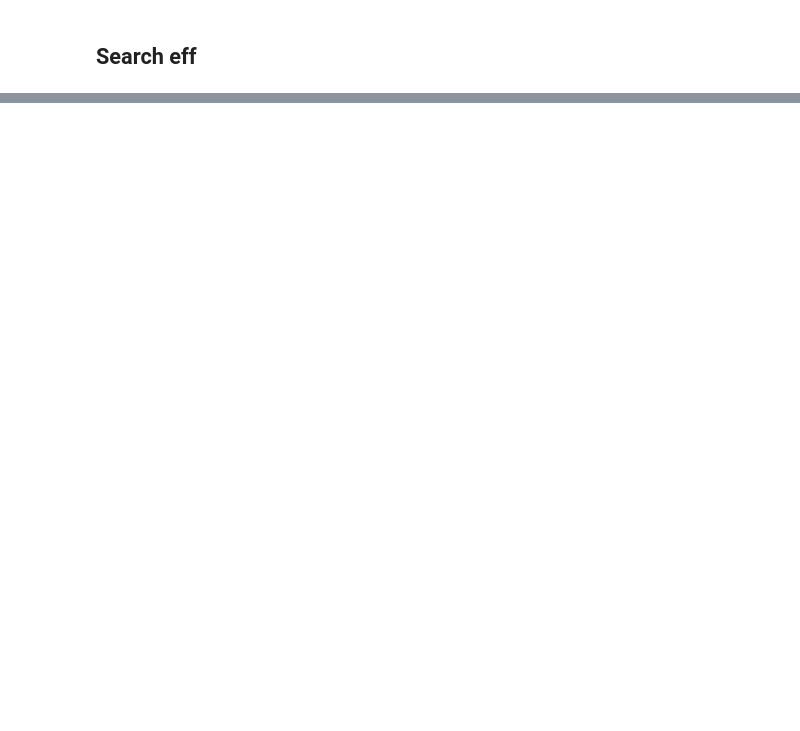
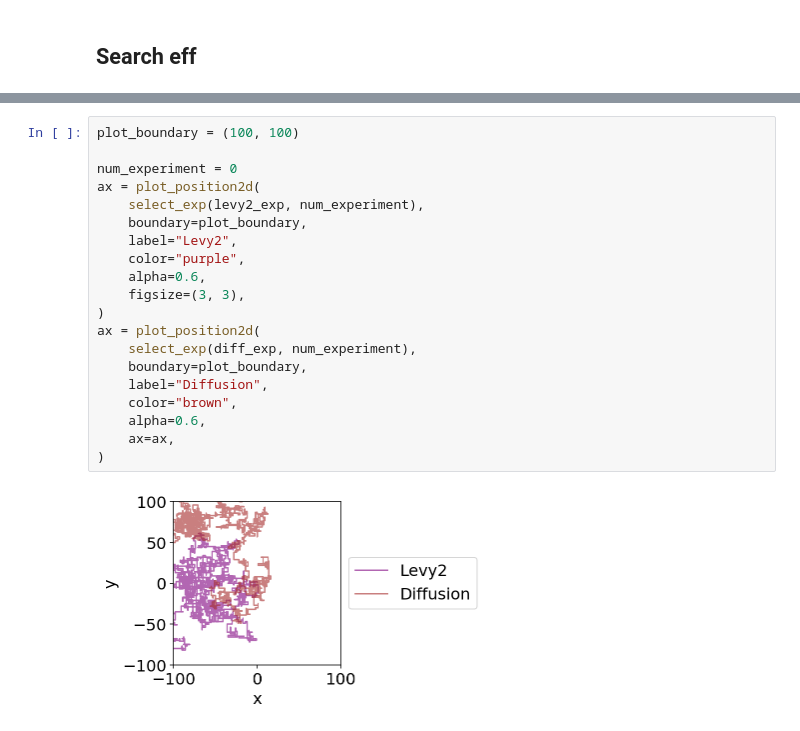
Before and after one commit to CoAxLab/explorationlib, a Jupyter notebook: docs/testing.ipynb, the cells around one changed output, grey strips where cells are left out. Cells and saved outputs as stored; diff of their text form; blank space fills up the shorter version.

```diff
--- a/docs/testing.ipynb
+++ b/docs/testing.ipynb
@@ -596,0 +644,22 @@ sns.despine()
+# %%
+plot_boundary = (100, 100)
+
+num_experiment = 0
+ax = plot_position2d(
+    select_exp(levy2_exp, num_experiment),
+    boundary=plot_boundary,
+    label="Levy2",
+    color="purple",
+    alpha=0.6,
+    figsize=(3, 3),
+)
+ax = plot_position2d(
+    select_exp(diff_exp, num_experiment),
+    boundary=plot_boundary,
+    label="Diffusion",
+    color="brown",
+    alpha=0.6,
+    ax=ax,
+)
+# %% [output]
+[figure, added]
```
Also changed, not shown: parts of 14 cells of this notebook.
